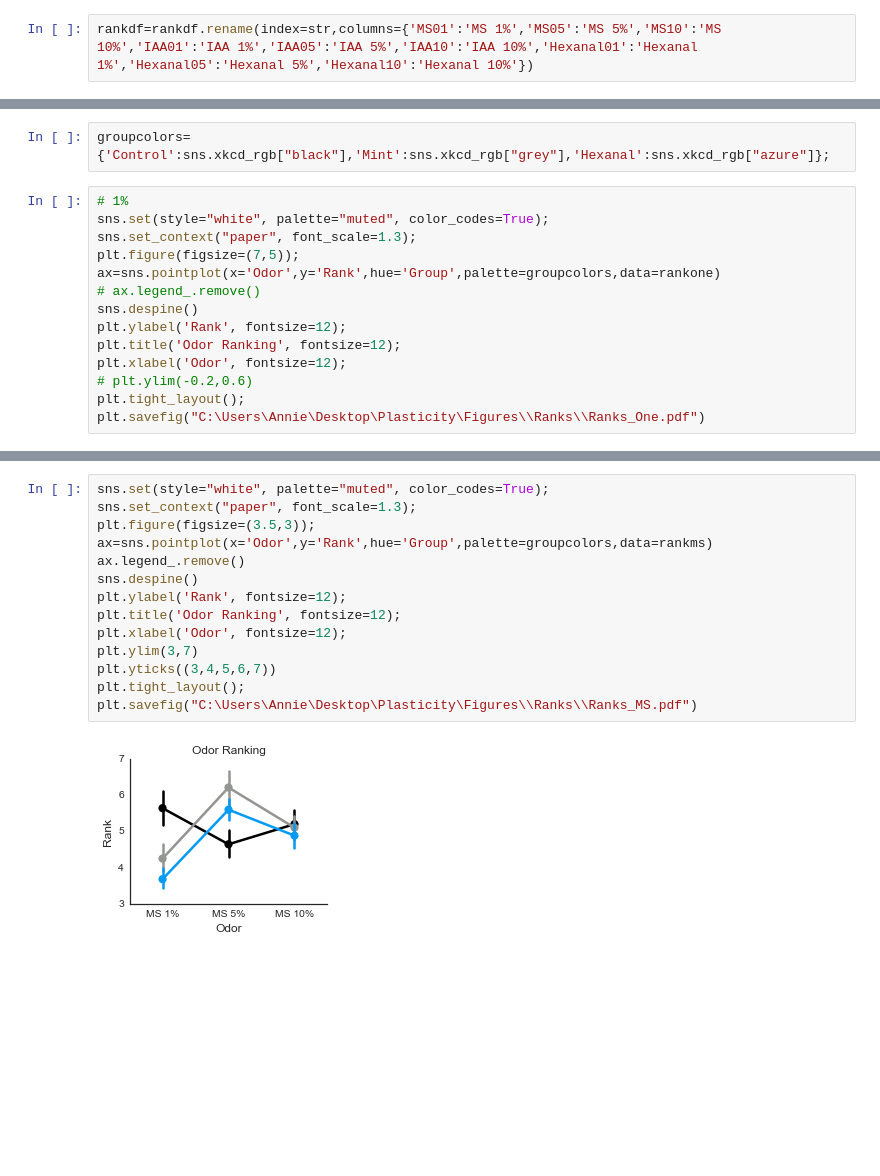
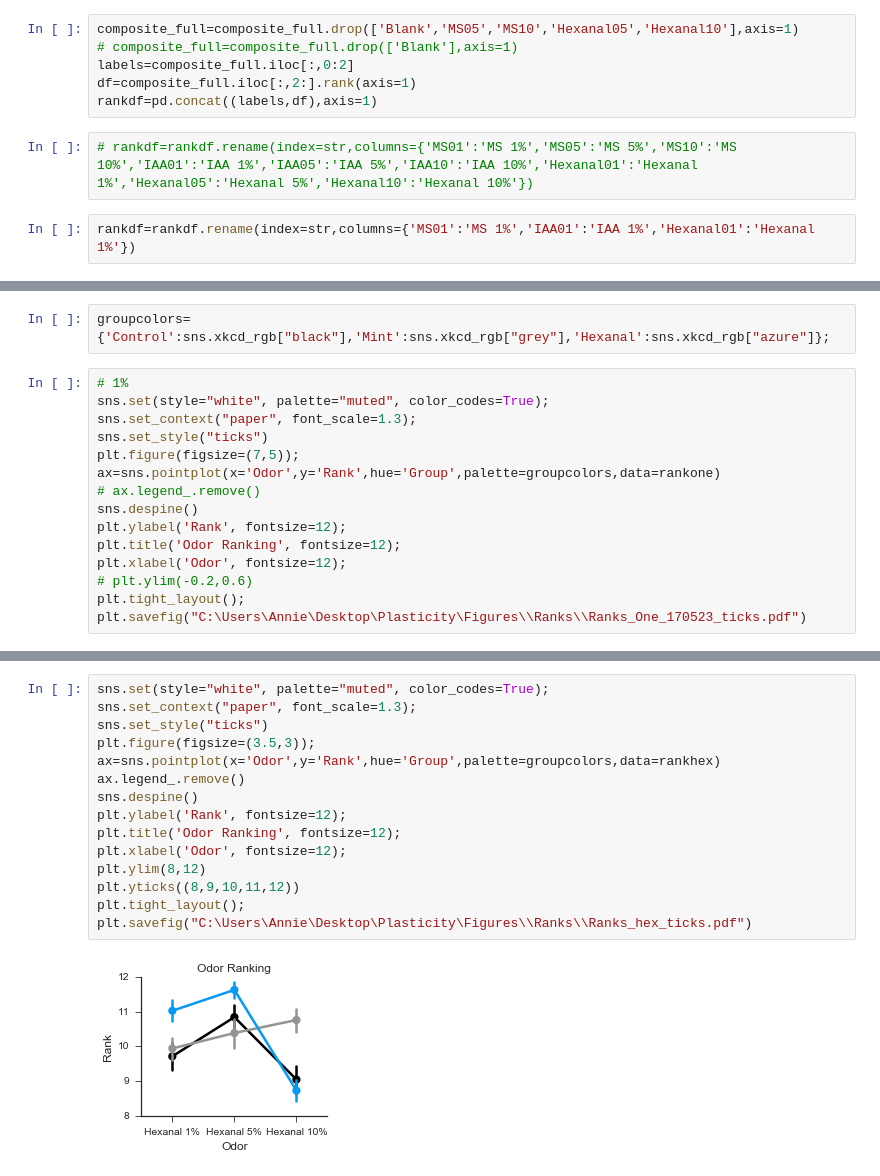
Before and after one commit to liu-annie/CaI, a Jupyter notebook: Paper_Figures.ipynb, the cells around one changed output, grey strips where cells are left out. Saved outputs shown, nothing was run; the diff lists cells and outputs as text; blank space fills up the shorter version.

```diff
--- a/Paper_Figures.ipynb
+++ b/Paper_Figures.ipynb
@@ -610,5 +652,13 @@ rankdf=pd.concat((labels,df),axis=1)
+# %%
+composite_full=composite_full.drop(['Blank','MS05','MS10','Hexanal05','Hexanal10'],axis=1)
+# composite_full=composite_full.drop(['Blank'],axis=1)
+labels=composite_full.iloc[:,0:2]
+df=composite_full.iloc[:,2:].rank(axis=1)
+rankdf=pd.concat((labels,df),axis=1)
 # %%
-rankdf=rankdf.rename(index=str,columns={'MS01':'MS 1%','MS05':'MS 5%','MS10':'MS 10%','IAA01':'IAA 1%','IAA05':'IAA 5%','IAA10':'IAA 10%','Hexanal01':'Hexanal 1%','Hexanal05':'Hexanal 5%','Hexanal10':'Hexanal 10%'})
+# rankdf=rankdf.rename(index=str,columns={'MS01':'MS 1%','MS05':'MS 5%','MS10':'MS 10%','IAA01':'IAA 1%','IAA05':'IAA 5%','IAA10':'IAA 10%','Hexanal01':'Hexanal 1%','Hexanal05':'Hexanal 5%','Hexanal10':'Hexanal 10%'})
+# %%
+rankdf=rankdf.rename(index=str,columns={'MS01':'MS 1%','IAA01':'IAA 1%','Hexanal01':'Hexanal 1%'})
 # %%
 allrank=pd.melt(rankdf,('Mouse','Group'),var_name='Odor',value_name='Rank')
 # %%
@@ -640,6 +695,7 @@ groupcolors={'Control':sns.xkcd_rgb["black"],'Mint':sns.xkcd_rgb["grey"],'Hexana
 # 1%
 sns.set(style="white", palette="muted", color_codes=True);
 sns.set_context("paper", font_scale=1.3);
+sns.set_style("ticks")
 plt.figure(figsize=(7,5));
 ax=sns.pointplot(x='Odor',y='Rank',hue='Group',palette=groupcolors,data=rankone)
 # ax.legend_.remove()
@@ -649,5 +705,5 @@ plt.title('Odor Ranking', fontsize=12);
 plt.xlabel('Odor', fontsize=12);
 # plt.ylim(-0.2,0.6)
 plt.tight_layout();
-plt.savefig("C:\Users\Annie\Desktop\Plasticity\Figures\\Ranks\\Ranks_One.pdf")
+plt.savefig("C:\Users\Annie\Desktop\Plasticity\Figures\\Ranks\\Ranks_One_170523_ticks.pdf")
 # %% [output]
@@ -655,16 +711,17 @@ plt.savefig("C:\Users\Annie\Desktop\Plasticity\Figures\\Ranks\\Ranks_One.pdf")
 # %%
 sns.set(style="white", palette="muted", color_codes=True);
 sns.set_context("paper", font_scale=1.3);
+sns.set_style("ticks")
 plt.figure(figsize=(3.5,3));
-ax=sns.pointplot(x='Odor',y='Rank',hue='Group',palette=groupcolors,data=rankms)
+ax=sns.pointplot(x='Odor',y='Rank',hue='Group',palette=groupcolors,data=rankhex)
 ax.legend_.remove()
 sns.despine()
 plt.ylabel('Rank', fontsize=12);
 plt.title('Odor Ranking', fontsize=12);
 plt.xlabel('Odor', fontsize=12);
-plt.ylim(3,7)
-plt.yticks((3,4,5,6,7))
+plt.ylim(8,12)
+plt.yticks((8,9,10,11,12))
 plt.tight_layout();
-plt.savefig("C:\Users\Annie\Desktop\Plasticity\Figures\\Ranks\\Ranks_MS.pdf")
+plt.savefig("C:\Users\Annie\Desktop\Plasticity\Figures\\Ranks\\Ranks_hex_ticks.pdf")
 # %% [output]
-[figure, old version]
+[figure, new version]
```
Also changed, not shown: parts of 46 cells of this notebook, 4 other files.
